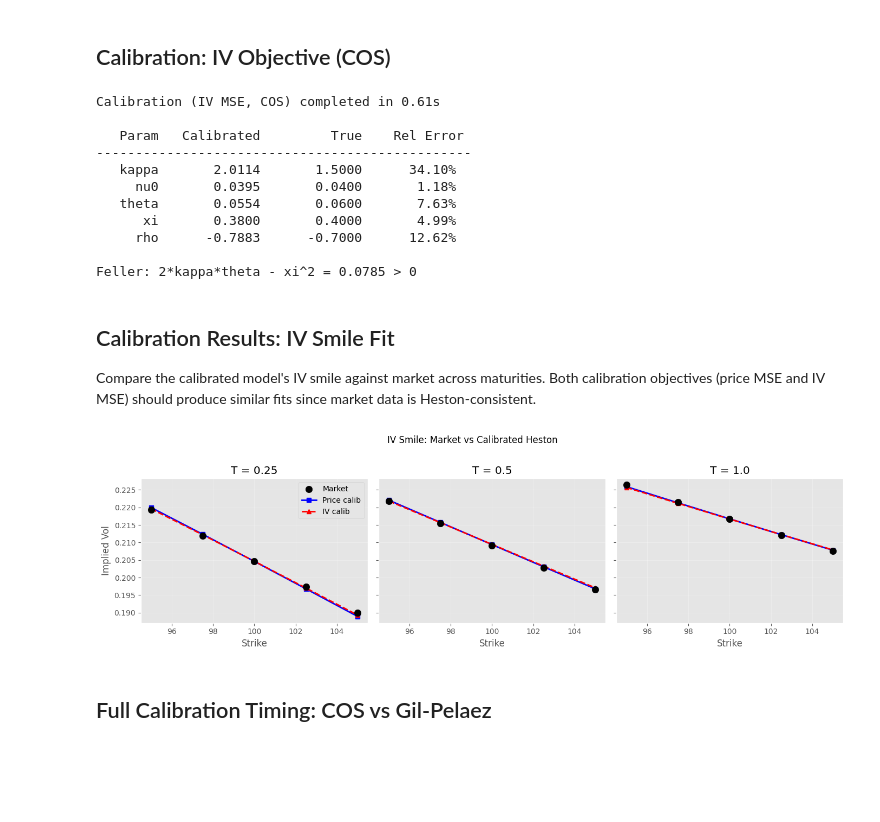
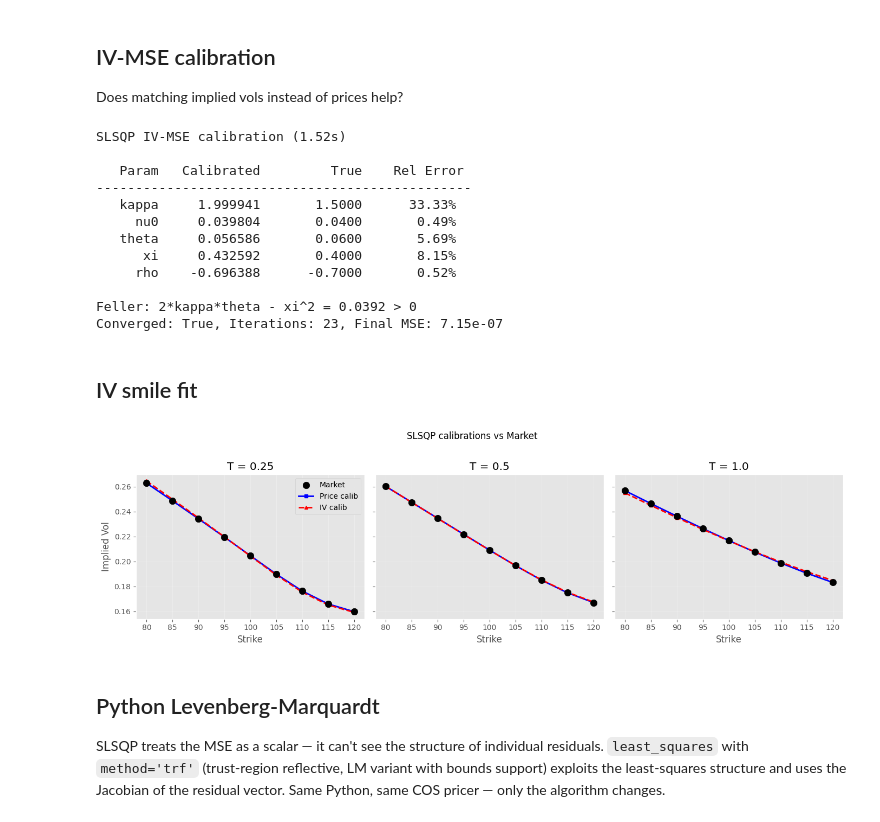
Before and after one commit to libapatrik/Quantitative-Finance-Book, a Jupyter notebook: char_functions/03_heston_calibration.ipynb, the cells around one changed output. Drawn from its saved outputs; the diff is of its cells as text; code cells hidden in the pictures; blank space fills up the shorter version.

Commit message:
Heston calibration comparison

```diff
--- a/char_functions/03_heston_calibration.ipynb
+++ b/char_functions/03_heston_calibration.ipynb
@@ -258,77 +243,66 @@ Feller: 2*kappa*theta - xi^2 = 0.0674 > 0
 # %% [markdown]
-## Calibration: IV Objective (COS)
+## IV-MSE calibration
+
+Does matching implied vols instead of prices help?
 # %%
-# same starting point for fair comparison
 params0 = [2.0, 0.25**2, 0.25**2, 0.5, -0.8]
 
 t0 = time.time()
-result_iv_cos = minimize(MSE_IV_COS, params0, constraints=cons, method='SLSQP', tol=1e-10)
+result_iv_cos = minimize(MSE_IV_COS, params0, constraints=cons, method='SLSQP',
+                         bounds=list(zip(bounds_lower, bounds_upper)), tol=1e-10)
 time_iv_cos = time.time() - t0
 
 params_iv_cos = result_iv_cos['x']
-print(f"Calibration (IV MSE, COS) completed in {time_iv_cos:.2f}s\n")
-print(f"{'Param':>8} {'Calibrated':>12} {'True':>12} {'Rel Error':>12}")
-print("-" * 48)
-for i, name in enumerate(param_names):
-    calib = params_iv_cos[i]
-    true = true_params[i]
-    rel_err = abs(calib - true) / abs(true) if abs(true) > 1e-10 else abs(calib - true)
-    print(f"{name:>8} {calib:>12.4f} {true:>12.4f} {rel_err:>11.2%}")
-print(f"\nFeller: 2*kappa*theta - xi^2 = {2*params_iv_cos[0]*params_iv_cos[2] - params_iv_cos[3]**2:.4f} > 0")
+print(f"SLSQP IV-MSE calibration ({time_iv_cos:.2f}s)\n")
+print_calib_result(params_iv_cos, "SLSQP IV", result_iv_cos)
 # %% [output]
-Calibration (IV MSE, COS) completed in 0.61s
+SLSQP IV-MSE calibration (1.52s)
 
    Param   Calibrated         True    Rel Error
 ------------------------------------------------
-   kappa       2.0114       1.5000      34.10%
-     nu0       0.0395       0.0400       1.18%
-   theta       0.0554       0.0600       7.63%
-      xi       0.3800       0.4000       4.99%
-     rho      -0.7883      -0.7000      12.62%
+   kappa     1.999941       1.5000      33.33%
+     nu0     0.039804       0.0400       0.49%
+   theta     0.056586       0.0600       5.69%
+      xi     0.432592       0.4000       8.15%
+     rho    -0.696388      -0.7000       0.52%
 
-Feller: 2*kappa*theta - xi^2 = 0.0785 > 0
+Feller: 2*kappa*theta - xi^2 = 0.0392 > 0
+Converged: True, Iterations: 23, Final MSE: 7.15e-07
 # %% [markdown]
-## Calibration Results: IV Smile Fit
-
-Compare the calibrated model's IV smile against market across maturities. Both calibration objectives (price MSE and IV MSE) should produce similar fits since market data is Heston-consistent.
+## IV smile fit
 # %%
-# compute model IVs for both calibrations
+# model IVs for both SLSQP calibrations
 IV_price_cos = [implied_vol(Heston_price_COS(S0, K_mkt[i], T_mkt[i], r, *params_price_cos),
-                            S0, K_mkt[i], r, T_mkt[i]) for i in range(15)]
+                            S0, K_mkt[i], r, T_mkt[i]) for i in range(n_instruments)]
 IV_iv_cos = [implied_vol(Heston_price_COS(S0, K_mkt[i], T_mkt[i], r, *params_iv_cos),
-                         S0, K_mkt[i], r, T_mkt[i]) for i in range(15)]
+                         S0, K_mkt[i], r, T_mkt[i]) for i in range(n_instruments)]
 
-# reshape for plotting by maturity
-K_unique = [95, 97.5, 100, 102.5, 105]
-T_unique = [0.25, 0.5, 1.0]
-
+n_K = len(K_strikes)
 fig, axs = plt.subplots(1, 3, figsize=(14, 4), sharey=True)
 
-for j, T in enumerate(T_unique):
-    idx = slice(j*5, (j+1)*5)
+for j, T in enumerate(T_maturities):
+    idx = slice(j*n_K, (j+1)*n_K)
 
-    # market IV (scatter)
-    axs[j].scatter(K_unique, IV_mkt[idx], s=80, c='black', marker='o',
+    axs[j].scatter(K_strikes, IV_mkt[idx], s=80, c='black', marker='o',
                    label='Market', zorder=3)
-
-    # calibrated models (lines)
-    axs[j].plot(K_unique, IV_price_cos[idx], 'b-', lw=2, marker='s',
-                markersize=6, label='Price calib')
-    axs[j].plot(K_unique, IV_iv_cos[idx], 'r--', lw=2, marker='^',
-                markersize=6, label='IV calib')
+    axs[j].plot(K_strikes, IV_price_cos[idx], 'b-', lw=2, marker='s',
+                markersize=5, label='Price calib')
+    axs[j].plot(K_strikes, IV_iv_cos[idx], 'r--', lw=2, marker='^',
+                markersize=5, label='IV calib')
 
     axs[j].set_xlabel('Strike')
     axs[j].set_title(f'T = {T}')
     axs[j].grid(True, alpha=0.3)
 
 axs[0].set_ylabel('Implied Vol')
 axs[0].legend(loc='upper right')
-
-plt.suptitle('IV Smile: Market vs Calibrated Heston', y=1.02)
+plt.suptitle('SLSQP calibrations vs Market', y=1.02)
 plt.tight_layout()
 plt.show()
 # %% [output]
-[figure, old version]
+[figure, new version]
 # %% [markdown]
-## Full Calibration Timing: COS vs Gil-Pelaez
+## Python Levenberg-Marquardt
+
+SLSQP treats the MSE as a scalar — it can't see the structure of individual residuals. `least_squares` with `method='trf'` (trust-region reflective, LM variant with bounds support) exploits the least-squares structure and uses the Jacobian of the residual vector. Same Python, same COS pricer — only the algorithm changes.
 # %%
```
Also changed, not shown: parts of 26 cells of this notebook, 2 other files.
